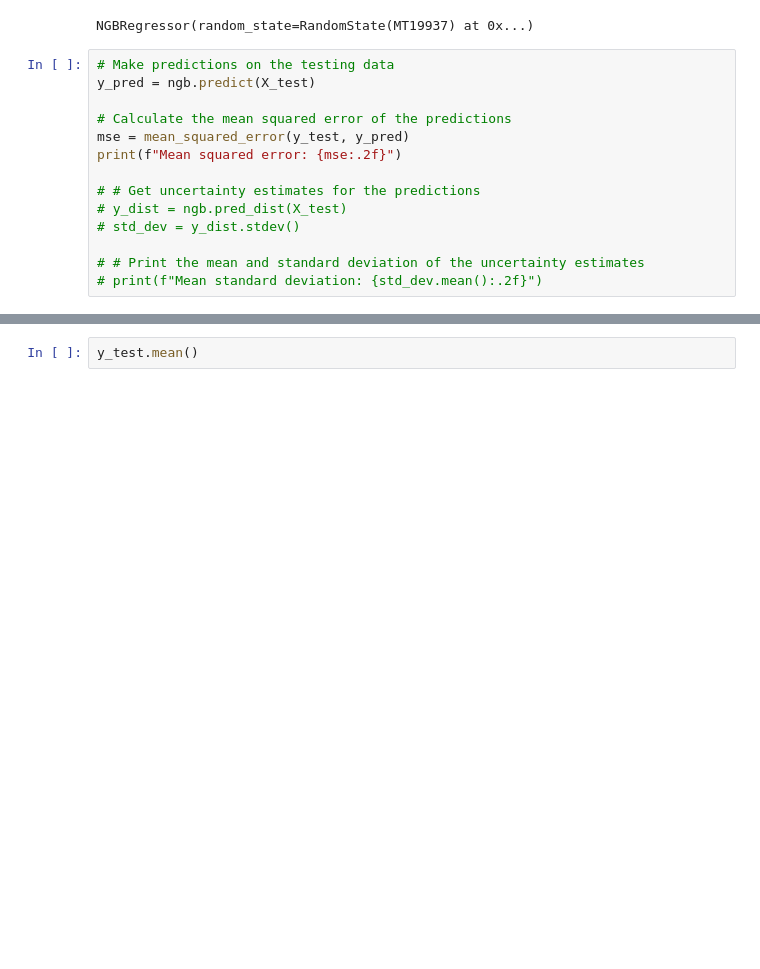
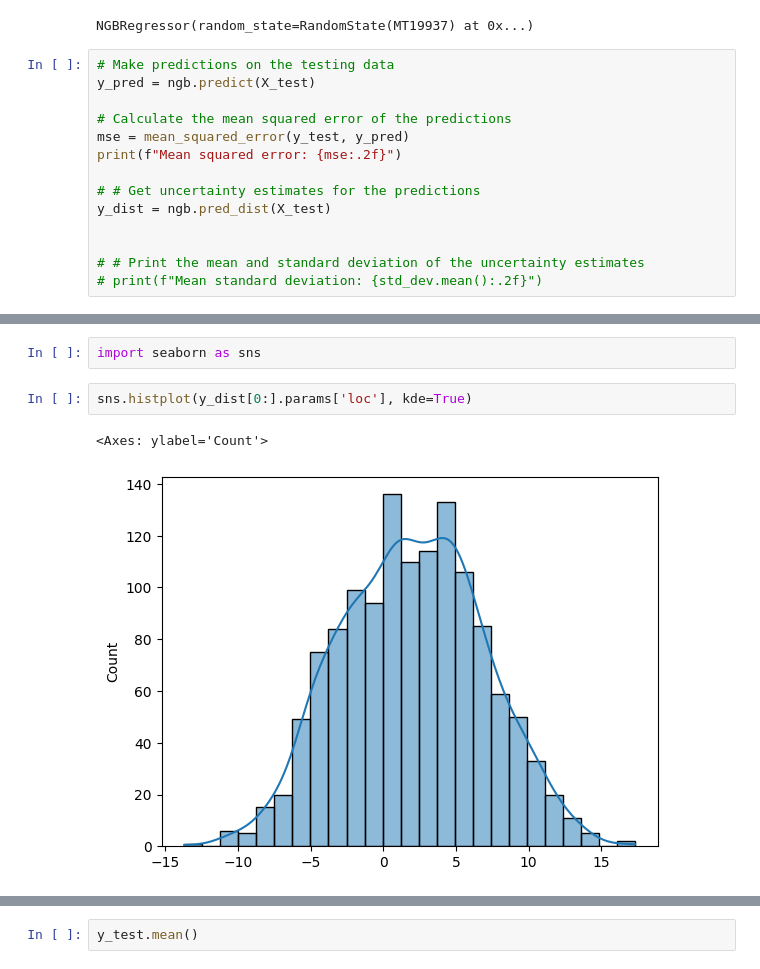
Before and after one commit to alecmatt5/nba_betting_analysis, a Jupyter notebook: backend/notebooks/NGBoost_julia.ipynb, the cells around one changed output, grey strips where cells are left out. Drawn from its saved outputs; the diff is of its cells as text; blank space fills up the shorter version.

```diff
--- a/backend/notebooks/NGBoost_julia.ipynb
+++ b/backend/notebooks/NGBoost_julia.ipynb
@@ -40,8 +41,8 @@ mse = mean_squared_error(y_test, y_pred)
 print(f"Mean squared error: {mse:.2f}")
 
 # # Get uncertainty estimates for the predictions
-# y_dist = ngb.pred_dist(X_test)
-# std_dev = y_dist.stdev()
+y_dist = ngb.pred_dist(X_test)
+
 
 # # Print the mean and standard deviation of the uncertainty estimates
 # print(f"Mean standard deviation: {std_dev.mean():.2f}")
@@ -49,0 +58,7 @@ Mean squared error: 169.36
+# %%
+import seaborn as sns
+# %%
+sns.histplot(y_dist[0:].params['loc'], kde=True)
+# %% [output]
+<Axes: ylabel='Count'>
+[figure, added]
```
Also changed, not shown: parts of 23 cells of this notebook, 3 other files.
